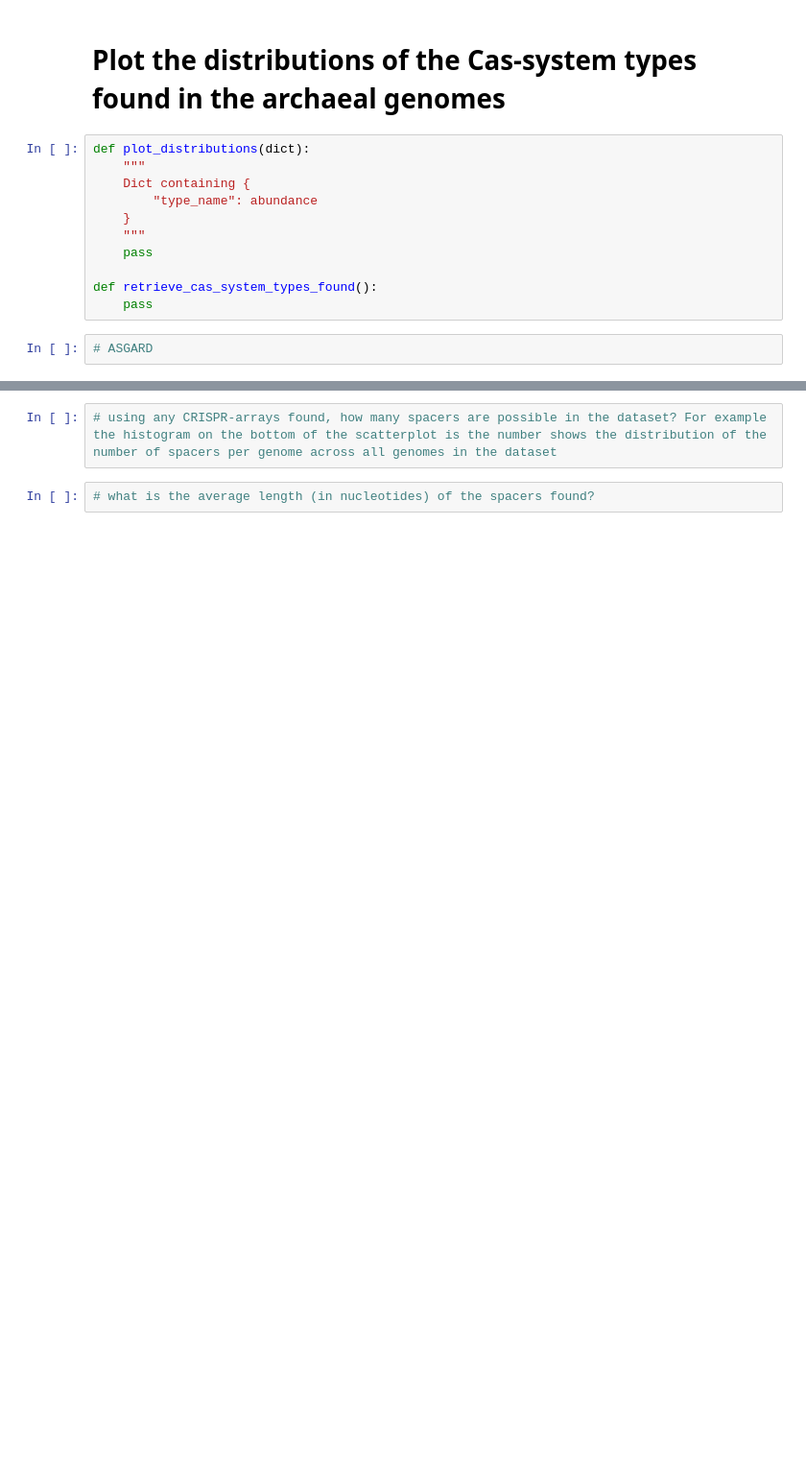
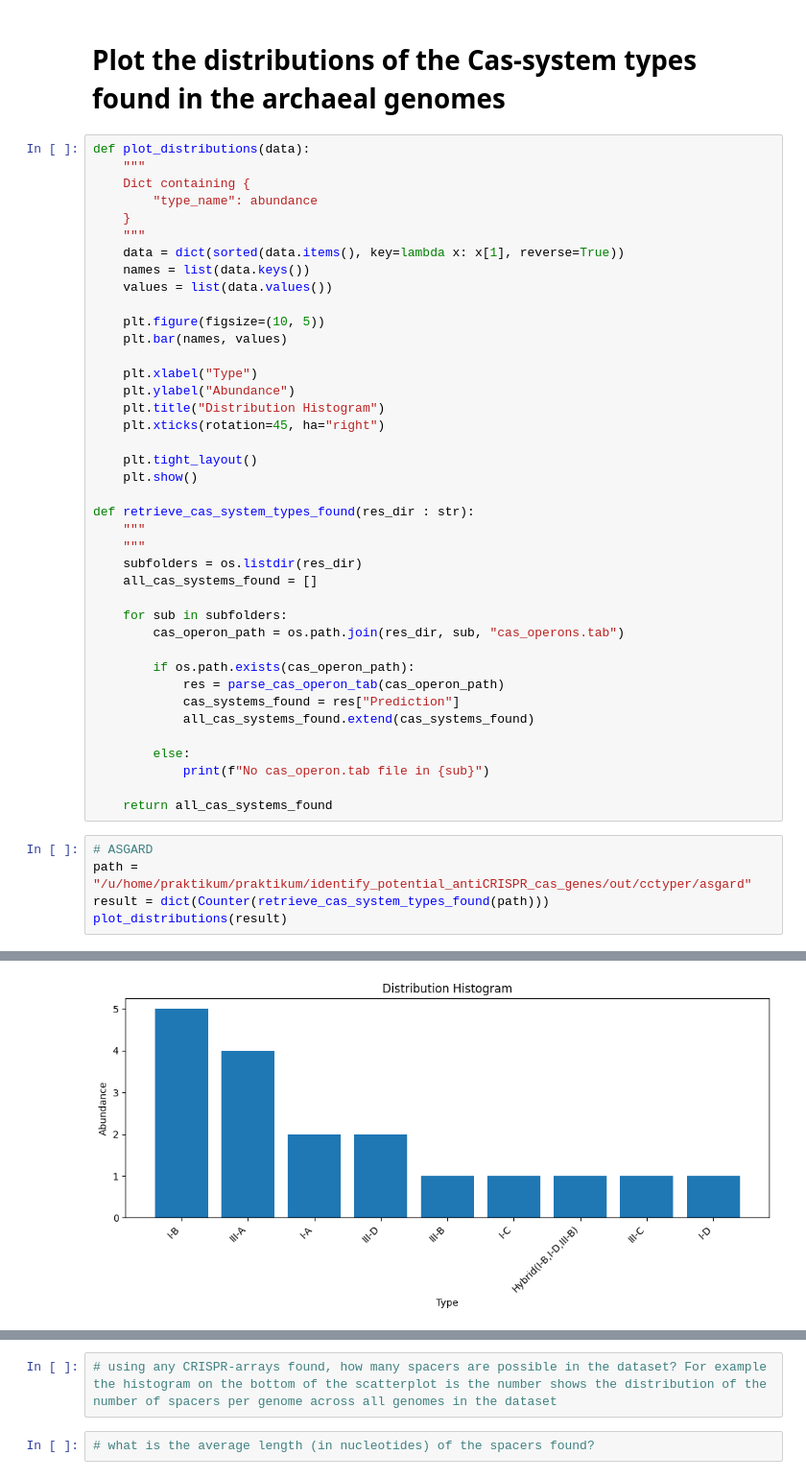
Before and after one commit to solarflip/identify_potential_antiCRISPR_cas_genes, a Jupyter notebook: out/cctyper/quality.ipynb, the cells around one changed output, grey strips where cells are left out. Shown at 96% size. Drawn from its saved outputs; the diff is of its cells as text; blank space fills up the shorter version.

```diff
--- a/out/cctyper/quality.ipynb
+++ b/out/cctyper/quality.ipynb
@@ -11,15 +12,48 @@ from src.utils.parse_cas_operon_tab import parse_cas_operon_tab
 # %% [markdown]
 # Plot the distributions of the Cas-system types found in the archaeal genomes
 # %%
-def plot_distributions(dict):
+def plot_distributions(data):
     """
     Dict containing {
         "type_name": abundance
     }
     """
-    pass
+    data = dict(sorted(data.items(), key=lambda x: x[1], reverse=True))
+    names = list(data.keys())
+    values = list(data.values())
 
-def retrieve_cas_system_types_found():
-    pass
+    plt.figure(figsize=(10, 5))
+    plt.bar(names, values)
+
+    plt.xlabel("Type")
+    plt.ylabel("Abundance")
+    plt.title("Distribution Histogram")
+    plt.xticks(rotation=45, ha="right")
+
+    plt.tight_layout()
+    plt.show()
+
+def retrieve_cas_system_types_found(res_dir : str):
+    """
+    """
+    subfolders = os.listdir(res_dir)
+    all_cas_systems_found = []
+
+    for sub in subfolders:
+        cas_operon_path = os.path.join(res_dir, sub, "cas_operons.tab")
+
+        if os.path.exists(cas_operon_path):
+            res = parse_cas_operon_tab(cas_operon_path)
+            cas_systems_found = res["Prediction"]
+            all_cas_systems_found.extend(cas_systems_found)
+
+        else:
+            print(f"No cas_operon.tab file in {sub}")
+
+    return all_cas_systems_found
 # %%
 # ASGARD
+path = "/u/home/praktikum/praktikum/identify_potential_antiCRISPR_cas_genes/out/cctyper/asgard"
+result = dict(Counter(retrieve_cas_system_types_found(path)))
+plot_distributions(result)
+# %% [output]
@@ -26,2 +63,3 @@ def retrieve_cas_system_types_found():
+[figure, added]
 # %%
 # DPANN
```
Also changed, not shown: parts of 6 cells of this notebook, 1 other file.
